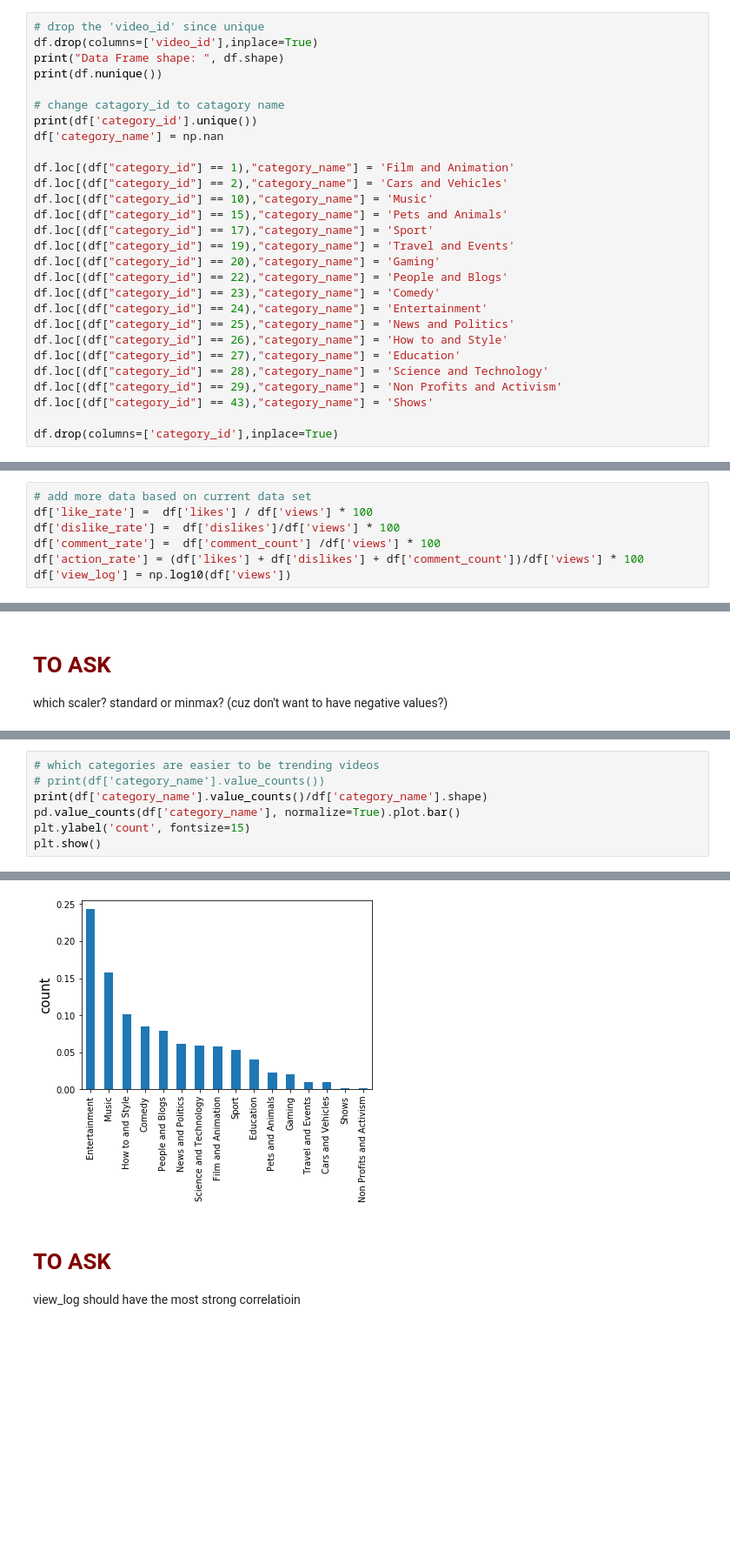
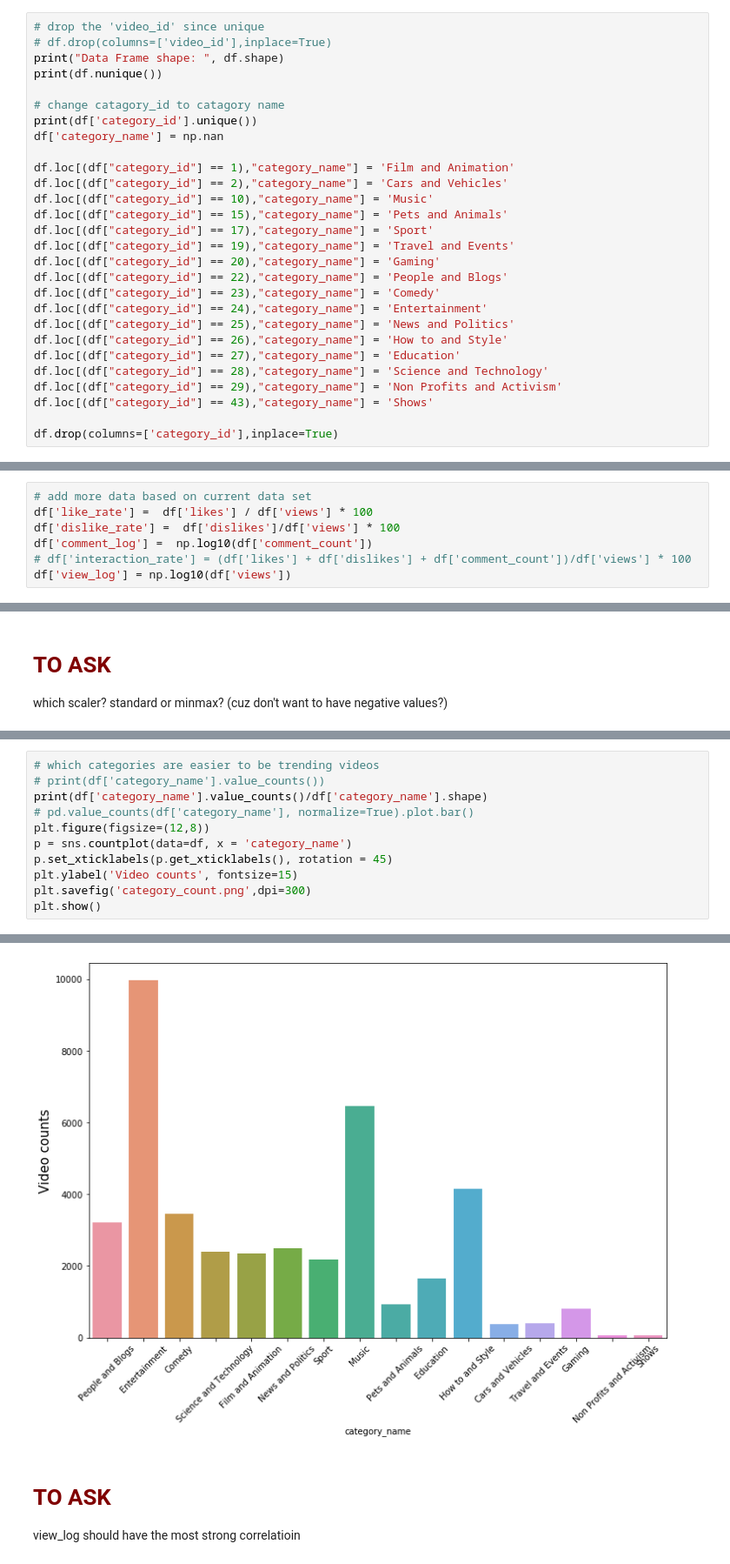
Before and after one commit to tongxinw/YouTube_video_analysis, a Jupyter notebook: process.ipynb, the cells around one changed output, grey strips where cells are left out. Shown at 87% size. Saved outputs shown, nothing was run; the diff lists cells and outputs as text; blank space fills up the shorter version.

```diff
--- a/process.ipynb
+++ b/process.ipynb
@@ -17,7 +17,7 @@ df = pd.read_csv('data/USvideos.csv')
 **Preprocess Data**
 # %%
 # drop the 'video_id' since unique
-df.drop(columns=['video_id'],inplace=True)
+# df.drop(columns=['video_id'],inplace=True)
 print("Data Frame shape: ", df.shape)
 print(df.nunique())
 
@@ -98,8 +100,8 @@ is it ok to add like rate into data frame and preprocess it? (given views is the
 # add more data based on current data set
 df['like_rate'] =  df['likes'] / df['views'] * 100
 df['dislike_rate'] =  df['dislikes']/df['views'] * 100
-df['comment_rate'] =  df['comment_count'] /df['views'] * 100
-df['action_rate'] = (df['likes'] + df['dislikes'] + df['comment_count'])/df['views'] * 100
+df['comment_log'] =  np.log10(df['comment_count'])
+# df['interaction_rate'] = (df['likes'] + df['dislikes'] + df['comment_count'])/df['views'] * 100
 df['view_log'] = np.log10(df['views'])
 # %%
 df.columns
@@ -159,8 +171,12 @@ df_preprocessed['views'] = y
 # which categories are easier to be trending videos
 # print(df['category_name'].value_counts())
 print(df['category_name'].value_counts()/df['category_name'].shape)
-pd.value_counts(df['category_name'], normalize=True).plot.bar()
-plt.ylabel('count', fontsize=15)
+# pd.value_counts(df['category_name'], normalize=True).plot.bar()
+plt.figure(figsize=(12,8))
+p = sns.countplot(data=df, x = 'category_name')
+p.set_xticklabels(p.get_xticklabels(), rotation = 45)
+plt.ylabel('Video counts', fontsize=15)
+plt.savefig('category_count.png',dpi=300)
 plt.show()
 # %% [output]
 Entertainment               0.243327
@@ -182,5 +198,5 @@ Non Profits and Activism    0.001392
 Name: category_name, dtype: float64
-[figure, old version]
+[figure, new version]
 # %% [markdown]
 # <font color = maroon>TO ASK</font> #
 view_log should have the most strong correlatioin
```
Also changed, not shown: parts of 13 cells of this notebook, 4 other files.
